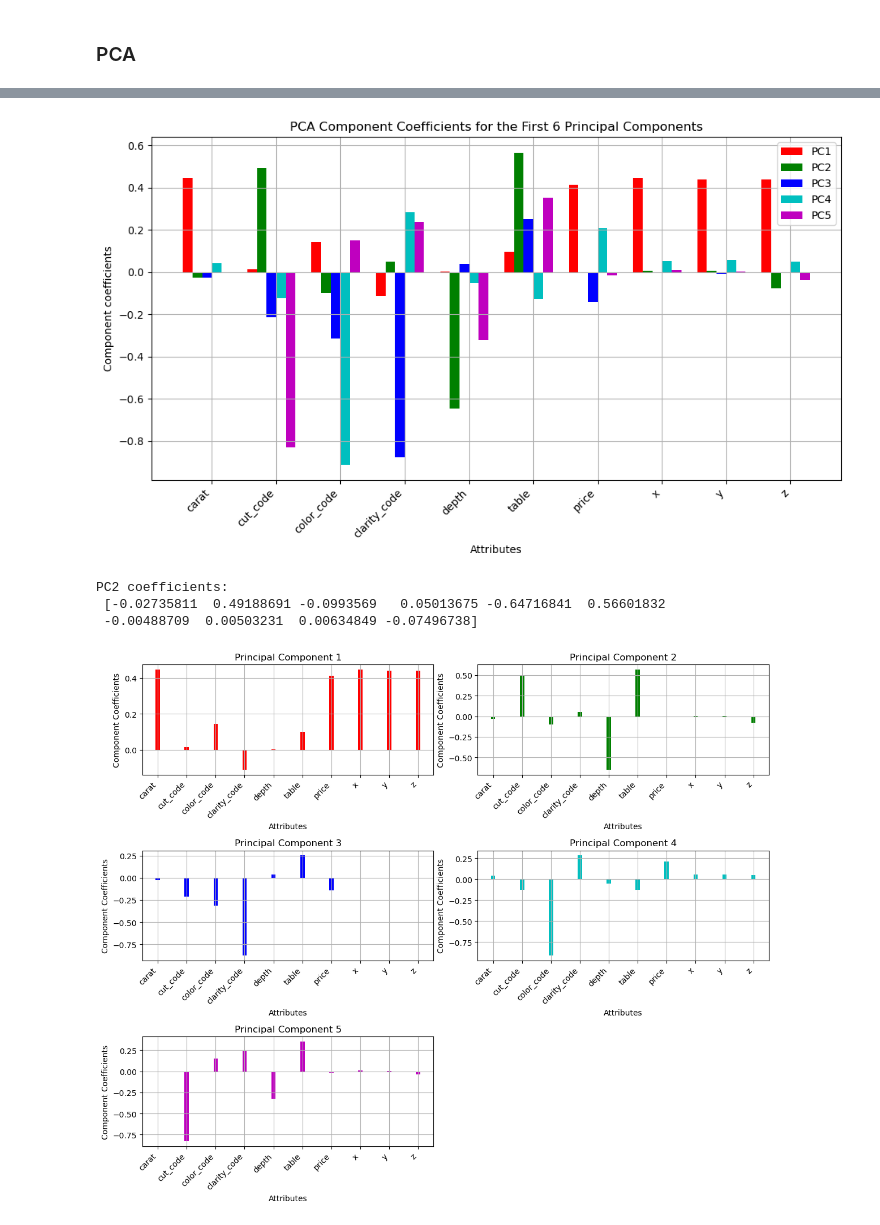
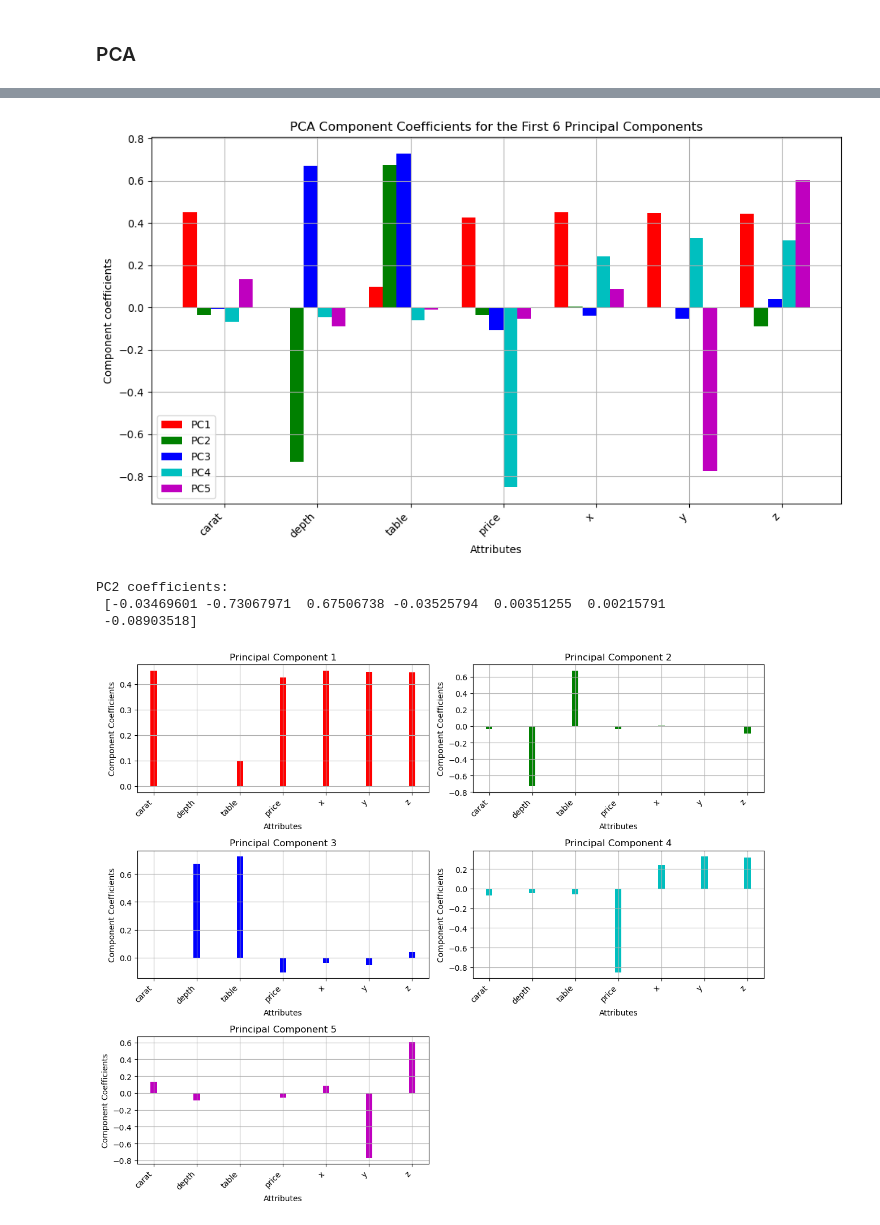
Before and after one commit to ThomasSchiolerH/Machine-Learning-And-Data-Mining, a Jupyter notebook: Project 1/project.ipynb, the cells around one changed output, grey strips where cells are left out. Drawn from its saved outputs; the diff is of its cells as text; code cells hidden in the pictures.

```diff
--- a/Project 1/project.ipynb
+++ b/Project 1/project.ipynb
@@ -141,21 +96,22 @@ print(data[numerical_features].head())
 # %%
-# Manualelt til thomas i stedet
+from sklearn.preprocessing import StandardScaler
+import seaborn as sns
+import matplotlib.pyplot as plt
+
 # Calculate the mean and standard deviation for each numerical feature
 diamonds_data = pd.read_csv('../Data/diamonds.csv')
 
-numerical_features1 = ['carat', 'depth', 'table', 'price', 'x', 'y', 'z']
-
-means = diamonds_data[numerical_features1].mean()
-stds = diamonds_data[numerical_features1].std()
+means = diamonds_data[numerical_columns].mean()
+stds = diamonds_data[numerical_columns].std()
 
 # Display the means and standard deviations
 print("Means:\n", means)
 print("\nStandard Deviations:\n", stds)
 
 # Manually standardizing the numerical features
-diamonds_data_standardized = diamonds_data[numerical_features1].copy()
+diamonds_data_standardized = diamonds_data[numerical_columns].copy()
 
-for column in numerical_features1:
+for column in numerical_columns:
     diamonds_data_standardized[column] = (diamonds_data[column] - means[column]) / stds[column]
 
 # Display the first few rows of the manually standardized data
@@ -249,7 +199,7 @@ plt.show()
 from scipy.linalg import svd
 
 # Step 4: Perform PCA using SVD
-U, S, Vt = svd(data[numerical_features], full_matrices=False)
+U, S, Vt = svd(diamonds_data_standardized, full_matrices=False)
 
 # Step 5: Compute the variance explained by each principal component
 rho = (S ** 2) / np.sum(S ** 2)
@@ -340,39 +282,39 @@ V = Vt.T
 
 # Step 6: Select the first 6 principal components
 pcs = [0, 1, 2, 3, 4]  # First 6 principal components
 
 # Prepare for plotting
-M = data[numerical_features].shape[1]  # Number of features
-attribute_names = numerical_features  # List of feature names
+M = diamonds_data_standardized.shape[1]  # Number of features
+attribute_names = numerical_columns  # List of feature names
 legend_strs = [f"PC{e+1}" for e in pcs]  # Labels for the PCs
 bw = 0.15  # Bar width
 r = np.arange(1, M + 1)  # X positions for the bars
 colors = ['r', 'g', 'b', 'c', 'm', 'y']  # Colors for each PC
 
 # Plot the coefficients for the first 6 principal components
 plt.figure(figsize=(10, 6))
 for i, pc in enumerate(pcs):
     plt.bar(r + i * bw, V[:, pc], width=bw, color=colors[i], label=f"PC{pc+1}")
 
 # Add labels, grid, and legend
 plt.xticks(r + bw * 2.5, attribute_names, rotation=45, ha="right")
 plt.xlabel("Attributes")
 plt.ylabel("Component coefficients")
 plt.title("PCA Component Coefficients for the First 6 Principal Components")
 plt.legend(legend_strs)
 plt.grid(True)
 plt.tight_layout()
 
 # Show the plot
 plt.show()
 
 # (Optional) Print the coefficients for a specific principal component, e.g., PC2
 print("PC2 coefficients:\n", V[:, 1])
 # %% [output]
-[figure, old version]
+[figure, new version]
 PC2 coefficients:
- [-0.02735811  0.49188691 -0.0993569   0.05013675 -0.64716841  0.56601832
- -0.00488709  0.00503231  0.00634849 -0.07496738]
+ [-0.03469601 -0.73067971  0.67506738 -0.03525794  0.00351255  0.00215791
+ -0.08903518]
 # %%
 # Plot the coefficients for the first 6 principal components in subplots
 plt.figure(figsize=(12, 10))
@@ -389,7 +331,7 @@ for i, pc in enumerate(pcs):
 plt.tight_layout()
 plt.show()
 # %% [output]
-[figure, old version]
+[figure, new version]
 # %%
 # Create a DataFrame for easy plotting with Seaborn
 pc_contributions = pd.DataFrame(V[:, pcs], index=attribute_names, columns=[f"PC{i+1}" for i in pcs])
```
Also changed, not shown: parts of 16 cells of this notebook, 1 other file.
